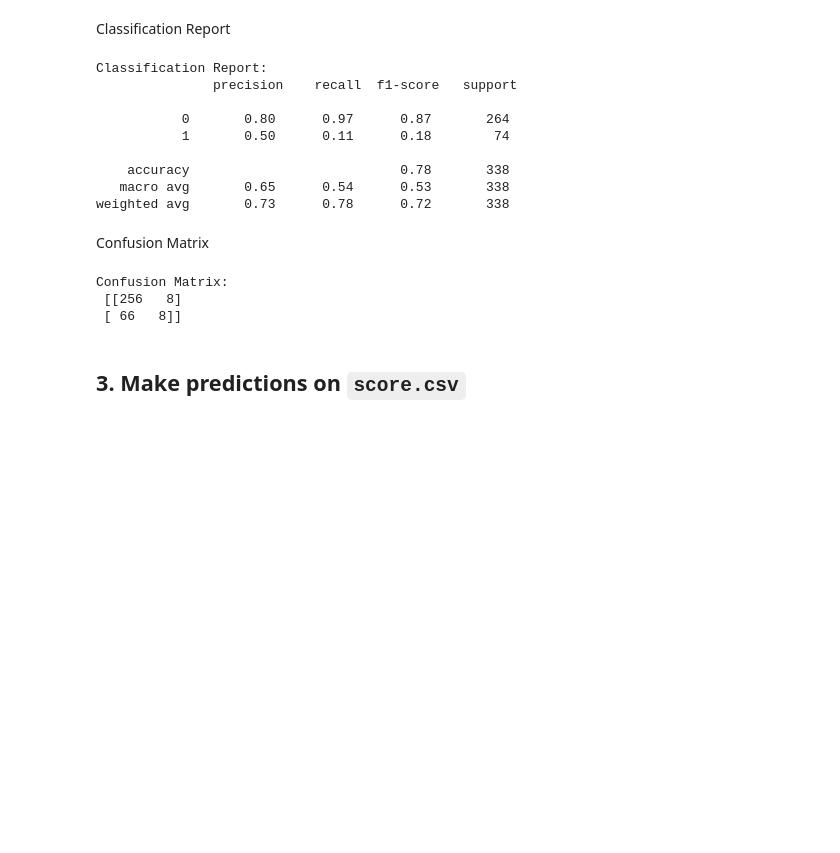
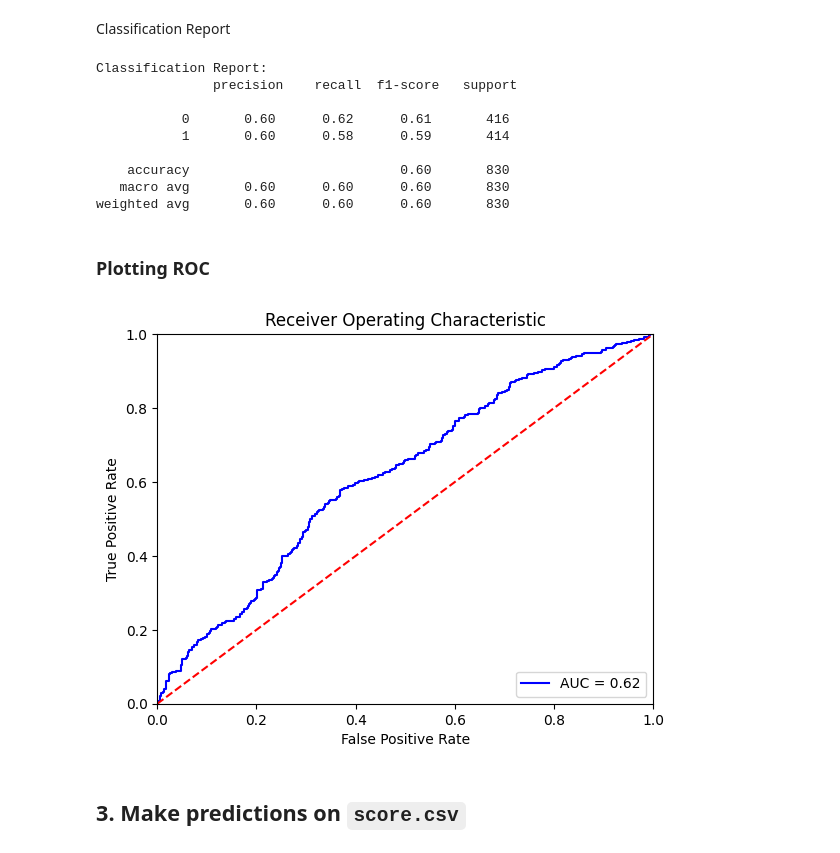
Before and after one commit to Harmxn02/ML-Project, a Jupyter notebook: Predict_Damage_Incident/Logistic.ipynb, the cells around one changed output. Drawn from its saved outputs; the diff is of its cells as text; code cells hidden in the pictures; blank space fills up the shorter version.

Commit message:
Finalize Predict Damage Incident

```diff
--- a/Predict_Damage_Incident/Logistic.ipynb
+++ b/Predict_Damage_Incident/Logistic.ipynb
@@ -30,0 +48,3 @@ X_train, X_test, y_train, y_test = train_test_split(X, y, test_size=0.1, random_
+# %%
+X_trainval, X_test, y_trainval, y_test = train_test_split(X_resampled, y_resampled, test_size=0.2, random_state=1234)
+X_train, X_val, y_train, y_val = train_test_split(X_trainval,y_trainval, test_size=0.2, random_state=81357)
@@ -37,5 +75,2 @@ X_test_scaled = scaler.transform(X_test)
 # %% [markdown]
 ### **Train the model**
-# %%
-model = LogisticRegression()
-model.fit(X_train_scaled, y_train)
@@ -43,0 +77,9 @@ LogisticRegression()
+# %%
+logreg = LogisticRegression(C=10000, max_iter=200)
+# logreg.fit(X_train_stand, y_train)
+logreg.fit(X_train, y_train)
+
+# print(logreg.score(X_train_stand, y_train))
+# print(logreg.score(X_val_stand, y_val))
+print(logreg.score(X_train, y_train))
+print(logreg.score(X_val, y_val))
@@ -64,0 +94,3 @@ Name: count, dtype: int64
+# %%
+# y_val_pred_prob = logreg.predict_proba(X_val_stand)
+y_val_pred_prob = logreg.predict_proba(X_val)
@@ -74,27 +118,38 @@ Accuracy: 0.7810650887573964
 # %% [markdown]
 Classification Report
 # %%
-classification_rep = classification_report(y_test, predictions_damage_incident)
+classification_rep = classification_report(y_val, y_val_pred)
 print('Classification Report:\n', classification_rep)
 # %% [output]
 Classification Report:
                precision    recall  f1-score   support
 
-           0       0.80      0.97      0.87       264
-           1       0.50      0.11      0.18        74
+           0       0.60      0.62      0.61       416
+           1       0.60      0.58      0.59       414
 
-    accuracy                           0.78       338
-   macro avg       0.65      0.54      0.53       338
-weighted avg       0.73      0.78      0.72       338
+    accuracy                           0.60       830
+   macro avg       0.60      0.60      0.60       830
+weighted avg       0.60      0.60      0.60       830
-# %% [markdown]
-Confusion Matrix
-# %%
-conf_matrix = confusion_matrix(y_test, predictions_damage_incident)
-print('Confusion Matrix:\n', conf_matrix)
-# %% [output]
-Confusion Matrix:
- [[256   8]
- [ 66   8]]
+# %% [markdown]
+### **Plotting ROC**
+# %%
+import sklearn.metrics as metrics
+# calculate the fpr and tpr for all thresholds of the classification
+preds = y_val_pred_prob[:,1]
+fpr, tpr, threshold = metrics.roc_curve(y_val, preds)
+roc_auc = metrics.auc(fpr, tpr)
+
+plt.title('Receiver Operating Characteristic')
+plt.plot(fpr, tpr, 'b', label = 'AUC = %0.2f' % roc_auc)
+plt.legend(loc = 'lower right')
+plt.plot([0, 1], [0, 1],'r--')
+plt.xlim([0, 1])
+plt.ylim([0, 1])
+plt.ylabel('True Positive Rate')
+plt.xlabel('False Positive Rate')
+plt.show()
+# %% [output]
+[figure, added]
 # %% [markdown]
 ## 3. Make predictions on `score.csv`
 # %% [markdown]
```
Also changed, not shown: parts of 25 cells of this notebook, 1 other file.
